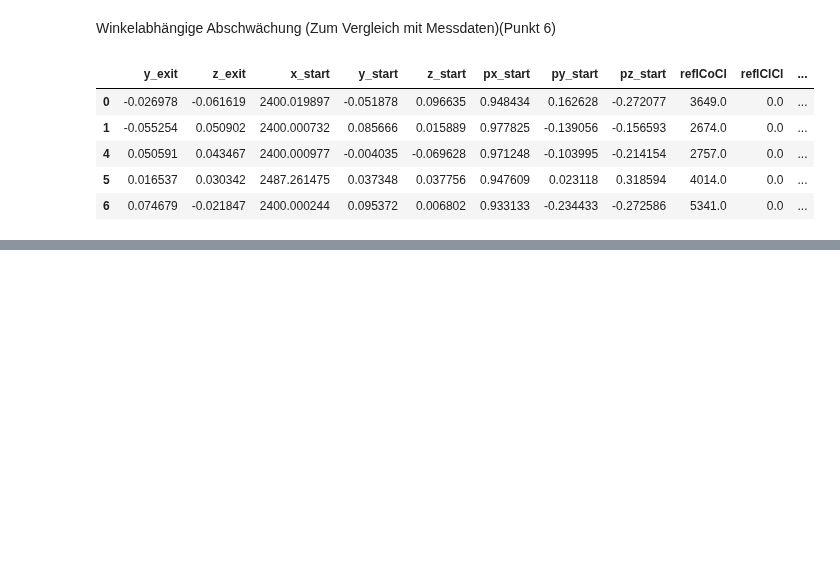
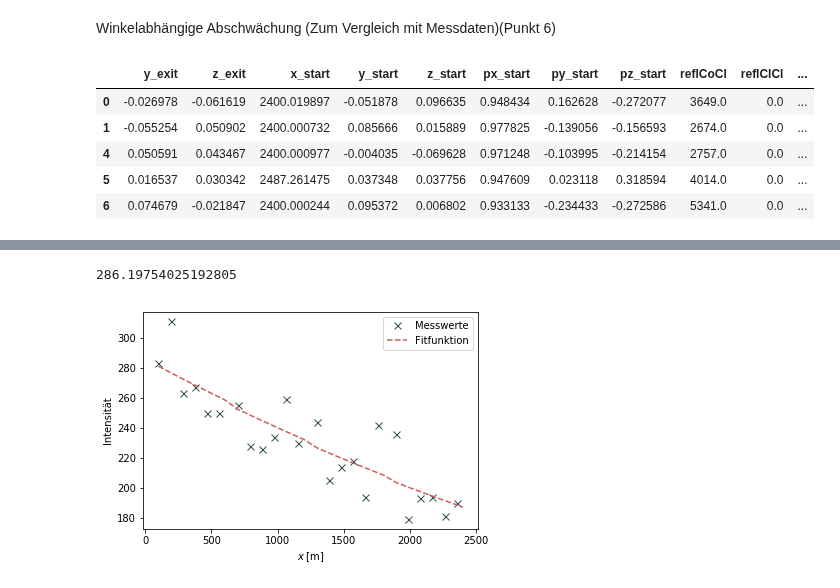
Before and after one commit to Ninilini/FP_Teilchen, a Jupyter notebook: Szintillierende_Fasern/plots/Auswertung_Simu.ipynb, the cells around one changed output, grey strips where cells are left out. Drawn from its saved outputs; the diff is of its cells as text; code cells hidden in the pictures; blank space fills up the shorter version.

```diff
--- a/Szintillierende_Fasern/plots/Auswertung_Simu.ipynb
+++ b/Szintillierende_Fasern/plots/Auswertung_Simu.ipynb
@@ -6,13 +14,16 @@ from scipy.optimize import curve_fit
 # %%
-#columnnames = ['y_exit', 'z_exit', 'x_start', 'y_start', 'z_start', 'px_start', 'py_start', 'pz_start', 'reflCoCl', 'reflClCl', 'wl','gpsPosX', 'length_core', 'length_clad', 'rayleighScatterings']
+columnnames = ['y_exit', 'z_exit', 'x_start', 'y_start', 'z_start', 'px_start', 'py_start', 'pz_start', 'reflCoCl', 'reflClCl', 'wl','gpsPosX', 'length_core', 'length_clad', 'rayleighScatterings']
 
-#daten = pd.DataFrame()
+daten = pd.DataFrame()
 
-#for i in range(0,1199):
-##    df_i = pd.read_csv('../data/Simulation/job_{}.txt'.format(i), sep='\t', skiprows=1, names = columnnames)
-#    df_i['jobnumber'] = i
-#    daten = pd.concat([daten, df_i])
-#daten.to_hdf('../data/data.hdf5', key='Daten')
+for i in range(0,1199):
+    df_i = pd.read_csv('../data/Simulation/job_{}.txt'.format(i), sep='\t', skiprows=1, names = columnnames)
+    for j in range(len(jobs)):
+        if np.isin(i, jobs[j]) == np.array(True):
+            df_i['x'] = x[j]
+            break
+    daten = pd.concat([daten, df_i])
+daten.to_hdf('../data/data.hdf5', key='Daten')
 # %%
 #Daten einlesen
 daten = pd.read_hdf('../data/data.hdf5', key='Daten')
@@ -312,0 +329,21 @@ data_clad.head()
+# %%
+a=np.where(matrix_alpha[0]!=0)
+plt.plot(x_hist[a], matrix_alpha[0,a][0], color = 'darkslategrey', marker = 'x', linestyle='', label = 'Messwerte', markersize = 7)
+
+params, cov = curve_fit(fit_exp, x_hist[a], matrix_alpha[0,a][0], (300,0.001))
+error = np.sqrt(np.diag(cov))
+
+y = list()
+for i in range(len(x_hist[a])):
+    y.append(fit_exp(x_hist[a][i], *params))
+
+plt.plot(x, y, color = 'indianred', linestyle = '--', label = 'Fitfunktion')
+
+plt.xlabel(r'$x\;$[m]')
+plt.ylabel(r'Intensität')
+plt.legend()
+
+plt.savefig('fit_exp_simu_bsp.pdf', )
+# %% [output]
+286.19754025192805
+[figure, added]
```
Also changed, not shown: parts of 8 cells of this notebook, 2 other files.
